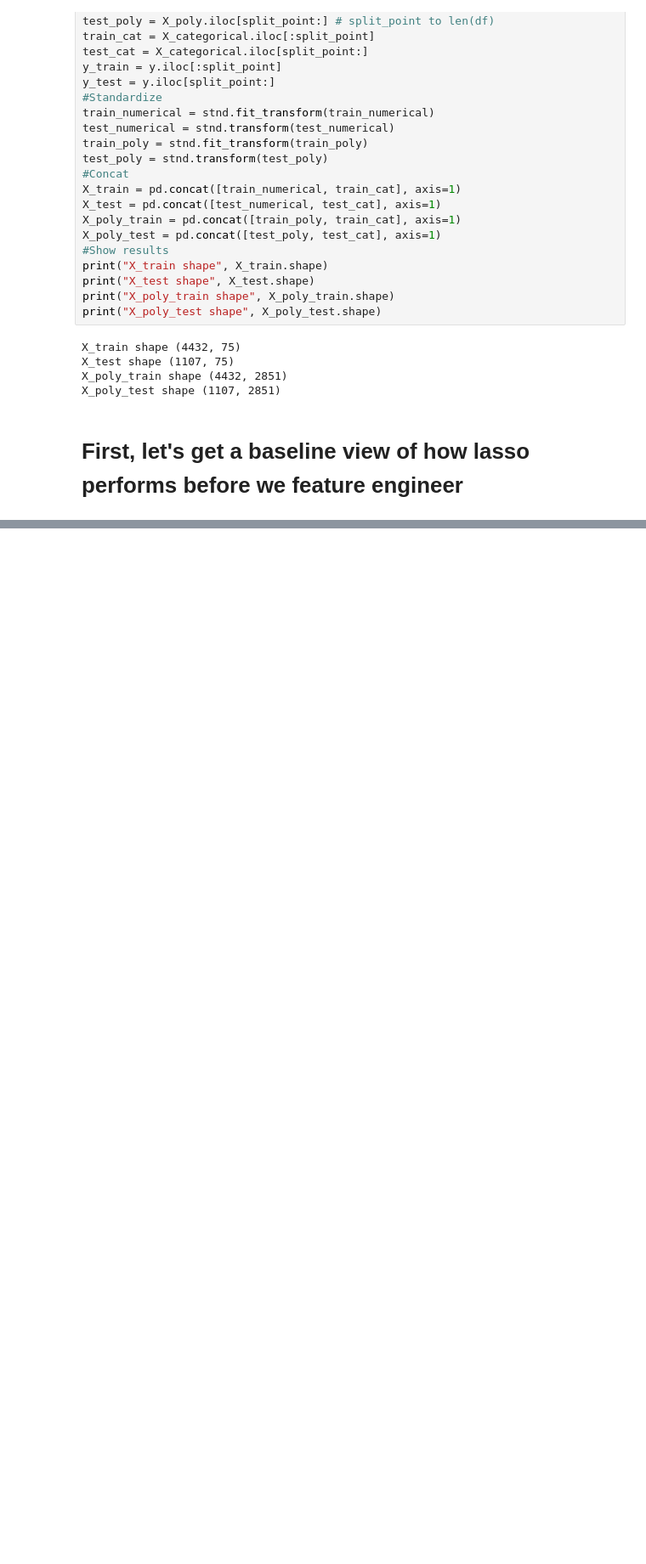
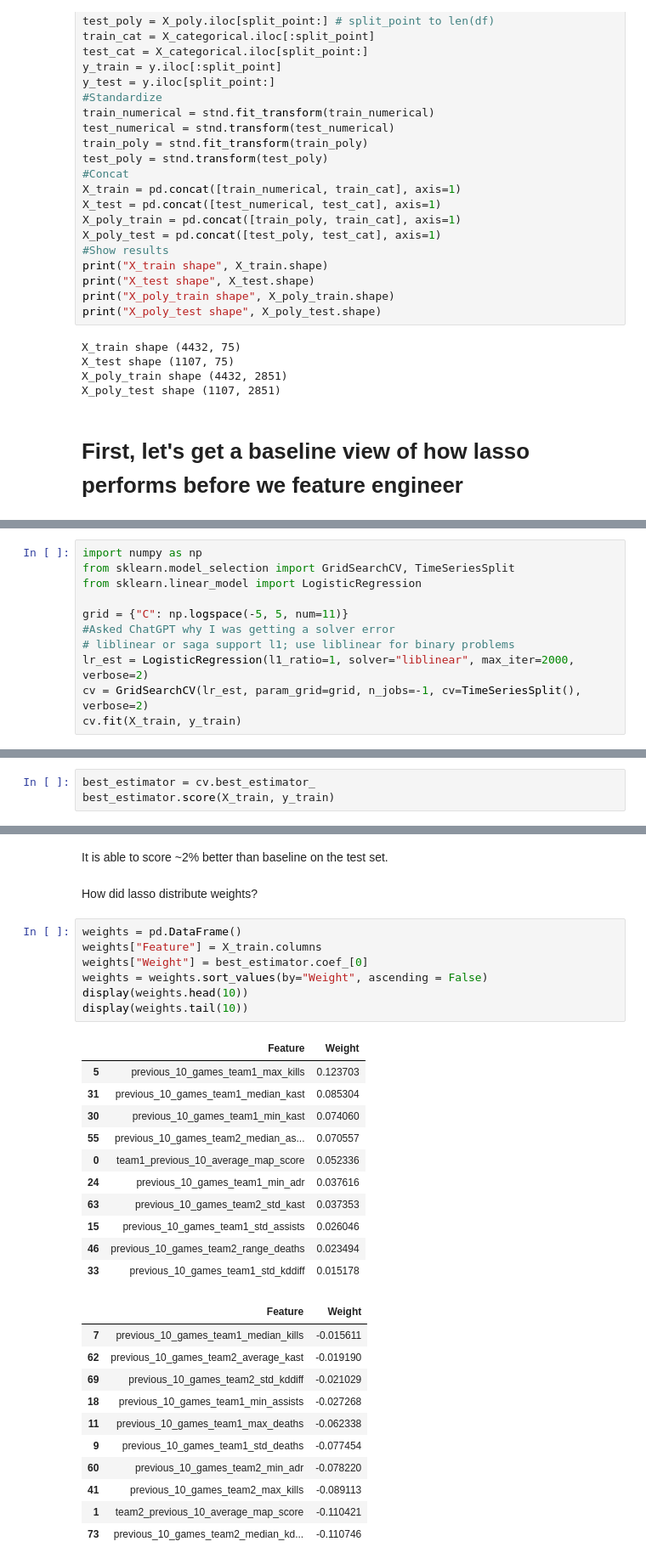
Before and after one commit to rhit-liub5/CSSE415Project, a Jupyter notebook: project/team_set/lasso_regression_and_feature_engineering.ipynb, the cells around one changed output, grey strips where cells are left out. Shown at 85% size. Saved outputs shown, nothing was run; the diff lists cells and outputs as text; blank space fills up the shorter version.

Commit message:
progress on lasso

```diff
--- a/project/team_set/lasso_regression_and_feature_engineering.ipynb
+++ b/project/team_set/lasso_regression_and_feature_engineering.ipynb
@@ -86,0 +89,11 @@ X_poly_test shape (1107, 2851)
+# %%
+import numpy as np
+from sklearn.model_selection import GridSearchCV, TimeSeriesSplit
+from sklearn.linear_model import LogisticRegression
+
+grid = {"C": np.logspace(-5, 5, num=11)}
+#Asked ChatGPT why I was getting a solver error
+# liblinear or saga support l1; use liblinear for binary problems
+lr_est = LogisticRegression(l1_ratio=1, solver="liblinear", max_iter=2000, verbose=2)
+cv = GridSearchCV(lr_est, param_grid=grid, n_jobs=-1, cv=TimeSeriesSplit(), verbose=2)
+cv.fit(X_train, y_train)
@@ -86,0 +118,3 @@ X_poly_test shape (1107, 2851)
+# %%
+best_estimator = cv.best_estimator_
+best_estimator.score(X_train, y_train)
@@ -86,0 +127,34 @@ X_poly_test shape (1107, 2851)
+# %% [markdown]
+It is able to score ~2% better than baseline on the test set.
+# %% [markdown]
+How did lasso distribute weights?
+# %%
+weights = pd.DataFrame()
+weights["Feature"] = X_train.columns
+weights["Weight"] = best_estimator.coef_[0]
+weights = weights.sort_values(by="Weight", ascending = False)
+display(weights.head(10))
+display(weights.tail(10))
+# %% [output]
+|  | Feature | Weight |
+| 5 | previous_10_games_team1_max_kills | 0.123703 |
+| 31 | previous_10_games_team1_median_kast | 0.085304 |
+| 30 | previous_10_games_team1_min_kast | 0.074060 |
+| 55 | previous_10_games_team2_median_as... | 0.070557 |
+| 0 | team1_previous_10_average_map_score | 0.052336 |
+| 24 | previous_10_games_team1_min_adr | 0.037616 |
+| 63 | previous_10_games_team2_std_kast | 0.037353 |
+| 15 | previous_10_games_team1_std_assists | 0.026046 |
+| 46 | previous_10_games_team2_range_deaths | 0.023494 |
+| 33 | previous_10_games_team1_std_kddiff | 0.015178 |
+|  | Feature | Weight |
+| 7 | previous_10_games_team1_median_kills | -0.015611 |
+| 62 | previous_10_games_team2_average_kast | -0.019190 |
+| 69 | previous_10_games_team2_std_kddiff | -0.021029 |
+| 18 | previous_10_games_team1_min_assists | -0.027268 |
+| 11 | previous_10_games_team1_max_deaths | -0.062338 |
+| 9 | previous_10_games_team1_std_deaths | -0.077454 |
+| 60 | previous_10_games_team2_min_adr | -0.078220 |
+| 41 | previous_10_games_team2_max_kills | -0.089113 |
+| 1 | team2_previous_10_average_map_score | -0.110421 |
+| 73 | previous_10_games_team2_median_kd... | -0.110746 |
```
Also changed, not shown: parts of 10 cells of this notebook.
